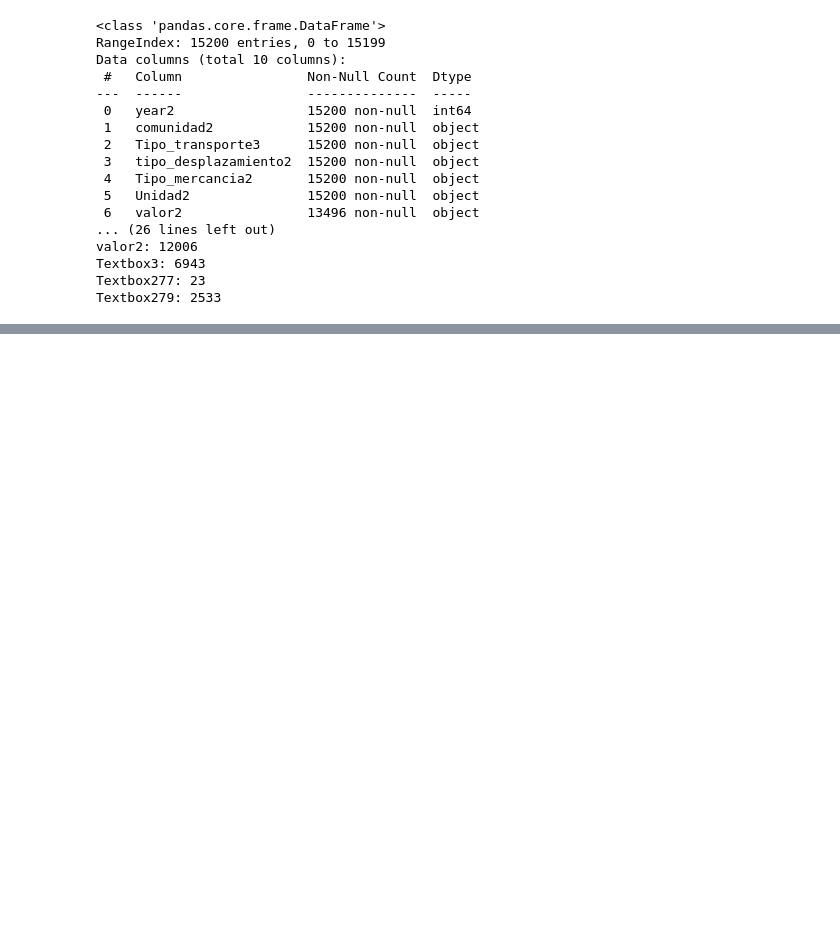
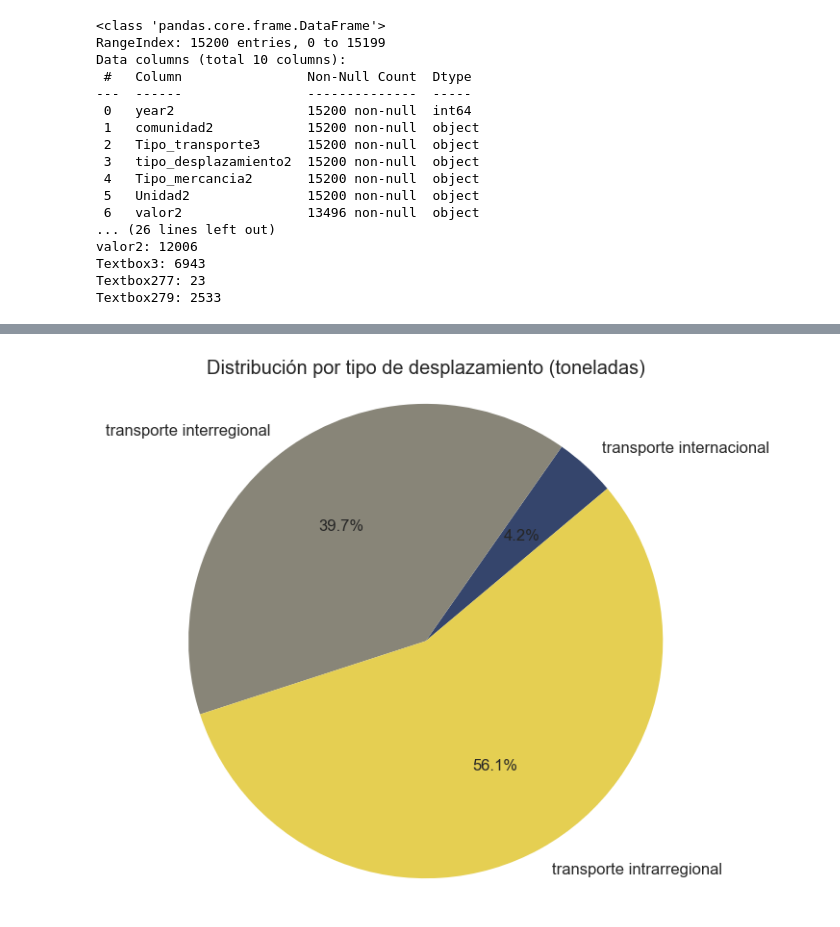
Before and after one commit to esanchezlaulhe1312/transporte_mercancias_carretera, a Jupyter notebook: notebooks/01_exploracion_CO280.ipynb, the cells around one changed output, grey strips where cells are left out. Saved outputs shown, nothing was run; the diff lists cells and outputs as text; code cells hidden in the pictures; blank space fills up the shorter version.

```diff
--- a/notebooks/01_exploracion_CO280.ipynb
+++ b/notebooks/01_exploracion_CO280.ipynb
@@ -451,0 +322,17 @@ print(f"✅ Dataset final guardado en: {ruta_guardado_ton_km}")
+# %%
+df_final_pie=df_final.groupby('desplazamiento')['toneladas'].sum()
+# %%
+# Pie chart
+plt.figure(figsize=(7,7))
+plt.pie(
+    df_final_pie,
+    labels=df_final_pie.index,
+    autopct='%1.1f%%',
+    startangle=40,
+    colors=plt.cm.cividis(np.linspace(0.2, 0.9, len(df_final_pie)))
+)
+plt.title('Distribución por tipo de desplazamiento (toneladas)')
+plt.axis('equal')
+plt.show()
+# %% [output]
+[figure, added]
```
Also changed, not shown: parts of 36 cells of this notebook, 16 other files.
